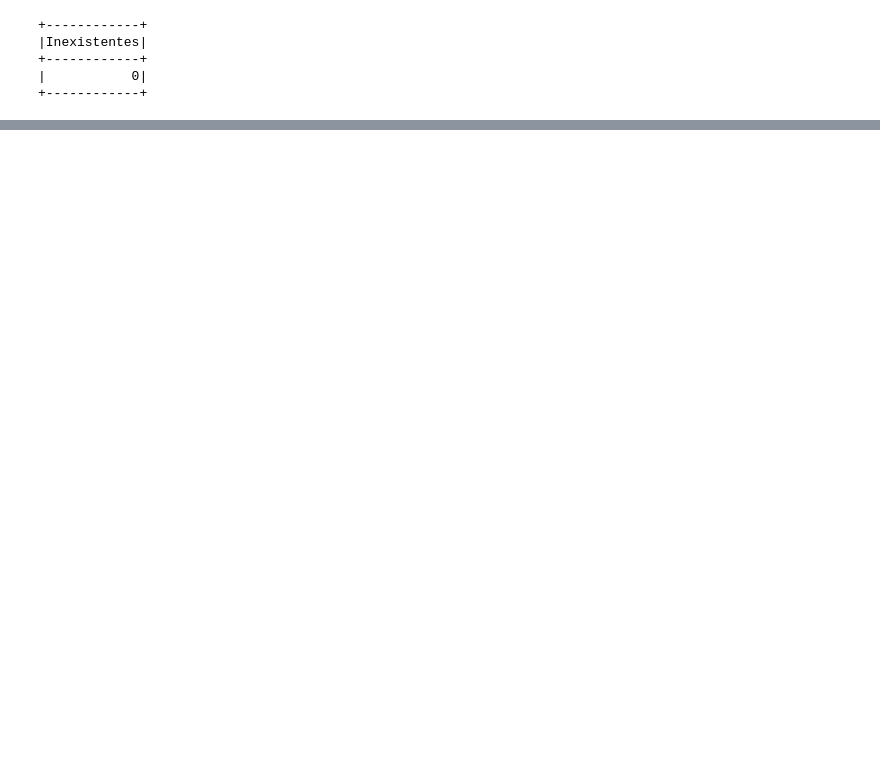
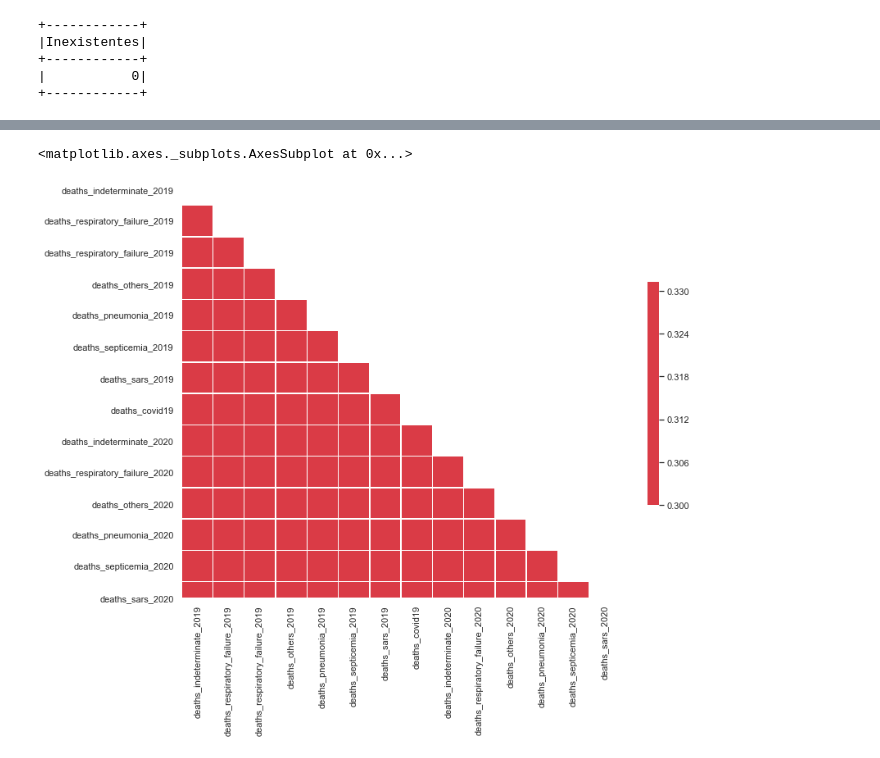
Before and after one commit to marcoguinter/aed_projeto3, a Jupyter notebook: covid19.ipynb, the cells around one changed output, grey strips where cells are left out. Cells and saved outputs as stored; diff of their text form; code cells hidden in the pictures; blank space fills up the shorter version.

Commit message:
Óbitos cartórios

```diff
--- a/covid19.ipynb
+++ b/covid19.ipynb
@@ -700,0 +737,3 @@ only showing top 20 rows
+# %%
+df_obito_cartorio = getData("obito_cartorio")
+df_obito_cartorio.toPandas().describe()
@@ -700,0 +813,29 @@ only showing top 20 rows
+# %%
+# Correlação entre as features de dados de óbitos registrados em cartório
+import seaborn as sns
+import numpy as np
+import matplotlib.pyplot as plt
+
+sns.set(style="white")
+
+features = df_obito_cartorio.select("deaths_indeterminate_2019","deaths_respiratory_failure_2019","deaths_respiratory_failure_2019","deaths_others_2019","deaths_pneumonia_2019","deaths_septicemia_2019","deaths_sars_2019","deaths_covid19","deaths_indeterminate_2020","deaths_respiratory_failure_2020","deaths_others_2020","deaths_pneumonia_2020","deaths_septicemia_2020","deaths_sars_2020")
+d=features.toPandas()
+
+# Calcular a correlação
+corr = d.corr()
+
+# Generate a mask for the upper triangle
+mask = np.triu(np.ones_like(corr, dtype=np.bool))
+
+# Set up the matplotlib figure
+f, ax = plt.subplots(figsize=(12, 10))
+
+# Generate a custom diverging colormap
+cmap = sns.diverging_palette(220, 10, as_cmap=True)
+
+# Draw the heatmap with the mask and correct aspect ratio
+sns.heatmap(corr, mask=mask, cmap=cmap, vmax=.3, center=0,
+            square=True, linewidths=.5, cbar_kws={"shrink": .5})
+# %% [output]
+<matplotlib.axes._subplots.AxesSubplot at 0x...>
+[figure, added]
```
Also changed, not shown: parts of 22 cells of this notebook.
